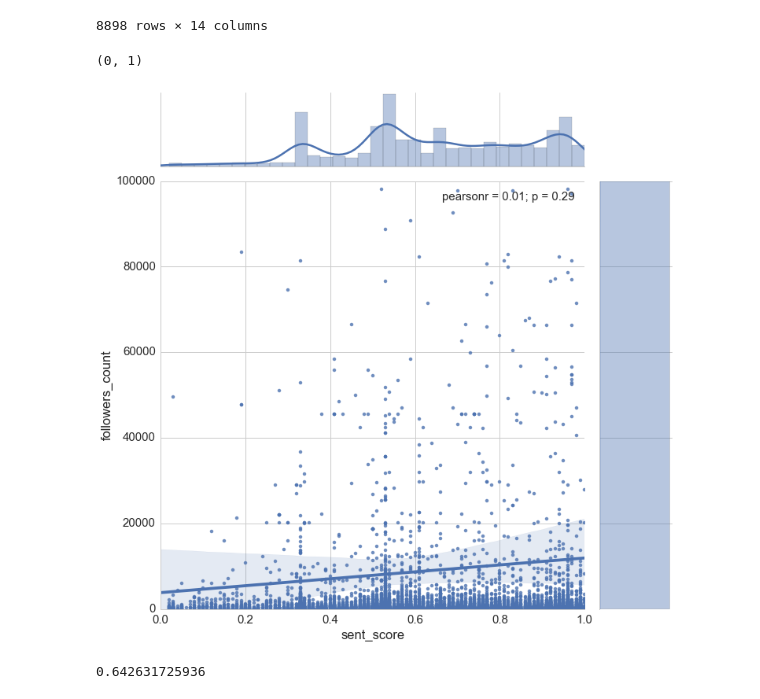
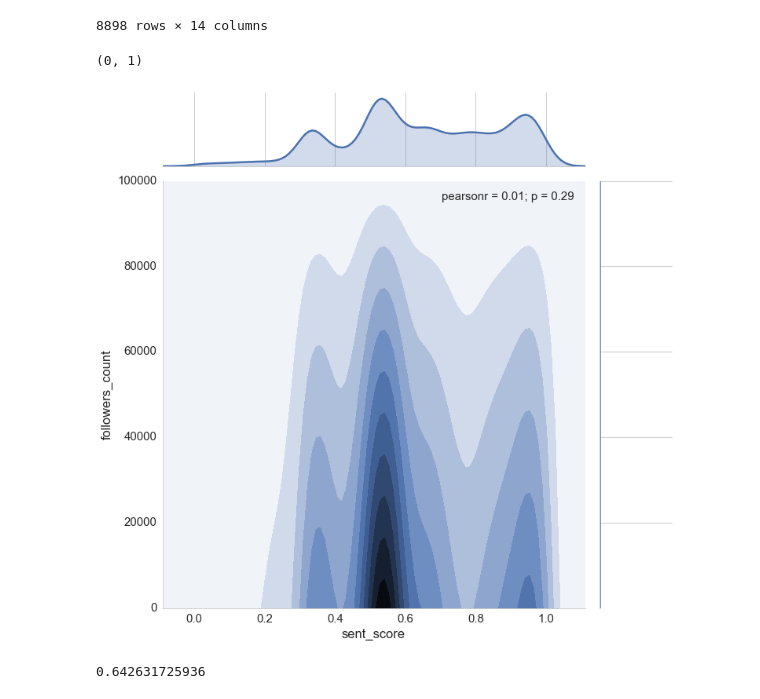
Before and after one commit to Rusbens1/Manchester-City-vs.-Leicester-City, a Jupyter notebook: Manchester City vs. Leicester City.ipynb, the cells around one changed output. Saved outputs shown, nothing was run; the diff lists cells and outputs as text; code cells hidden in the pictures.

```diff
--- a/Manchester City vs. Leicester City.ipynb
+++ b/Manchester City vs. Leicester City.ipynb
@@ -31,7 +32,7 @@ tweets_df = pd.DataFrame()
 tweets_df['text'] = map(lambda tweet: tweet.get('text'), tweets_data)
 tweets_df['lang'] = map(lambda tweet: tweet.get('lang',None).encode('utf-8'), tweets_data)
 tweets_df['created_at'] = map(lambda tweet: tweet.get('created_at',None), tweets_data)
-tweets_df['coordinates'] = map(lambda tweet: tweet.get('coordinates',None), tweets_data)
+tweets_df['coordinates'] = map(lambda tweet: tweet.get('coordinates','None'), tweets_data)
 
 def time_parser(df):
     new_time = df['created_at'].split('Dec 29 ')[1].split(' +')[0].replace(':', '')
@@ -433,12 +422,12 @@ See the the caveats in the documentation: http://pandas.pydata.org/pandas-docs/s
 8898 rows × 14 columns
 # %%
 
-sns.jointplot(x = 'sent_score', y = 'followers_count', data = tweets_df, kind = 'reg',size = 10)
+sns.jointplot(x = 'sent_score', y = 'followers_count', data = tweets_df, kind = 'kde',size = 10)
 plt.ylim([0,100000])
 plt.xlim([0,1])
 # %% [output]
 (0, 1)
-[figure, old version]
+[figure, new version]
 # %%
 print tweets_df['sent_score'].mean()
 tweets_df['count'] = 1
```
Also changed, not shown: parts of 11 cells of this notebook, 3 other files.
